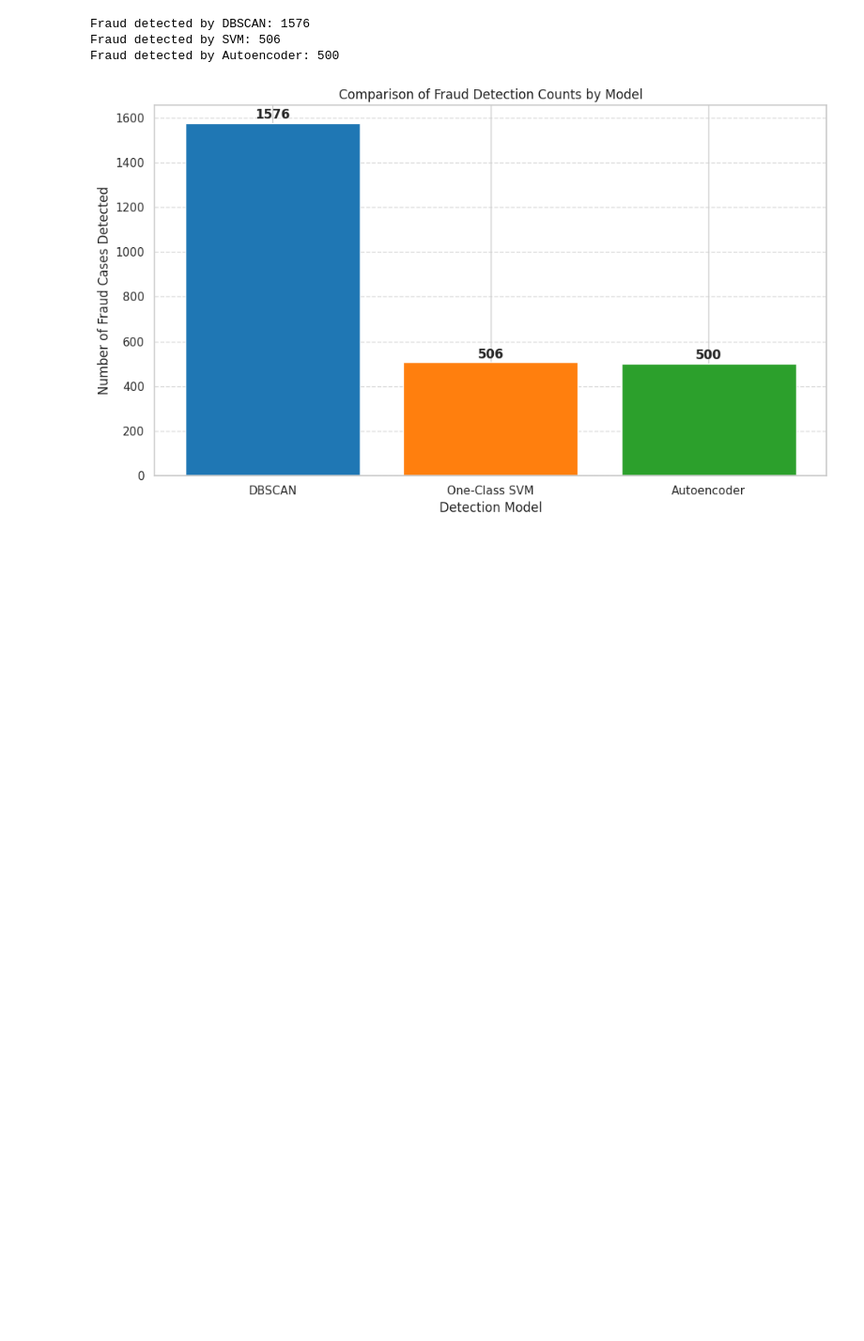
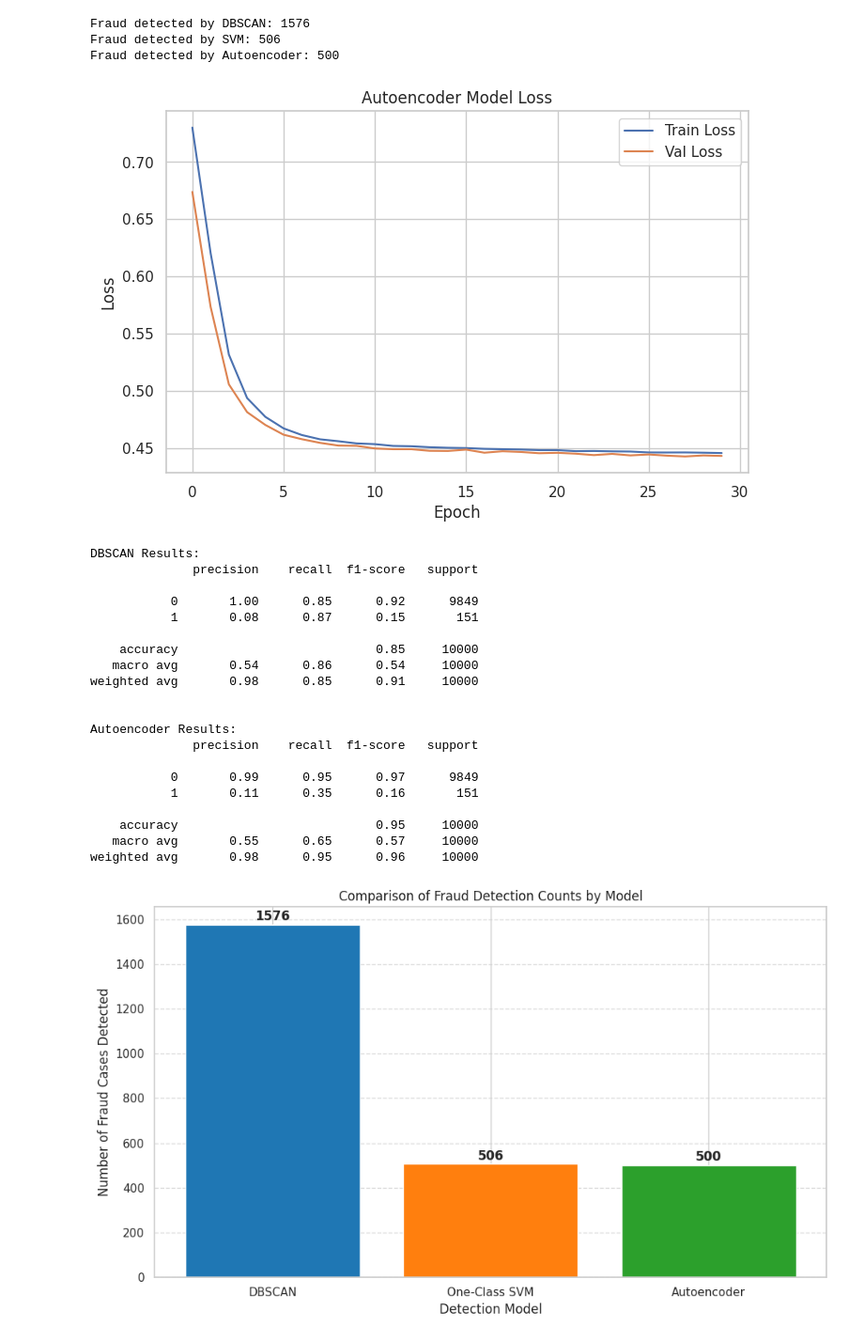
Before and after one commit to YamenObeidat/Activity-3--DBSCAN-PCA, a Jupyter notebook: final_project_2.ipynb, the cells around one changed output. Shown at 94% size. Cells and saved outputs as stored; diff of their text form; code cells hidden in the pictures; blank space fills up the shorter version.

```diff
--- a/final_project_2.ipynb
+++ b/final_project_2.ipynb
@@ -412,6 +412,49 @@ print("Fraud detected by Autoencoder:", df_cleaned['ae_anomaly'].sum())
 Fraud detected by DBSCAN: 1576
 Fraud detected by SVM: 506
 Fraud detected by Autoencoder: 500
+# %%
+# --- EVALUATION AND VISUALIZATION ---
+
+plt.figure(figsize=(8, 5))
+plt.plot(history.history['loss'], label='Train Loss')
+plt.plot(history.history['val_loss'], label='Val Loss')
+plt.title('Autoencoder Model Loss')
+plt.ylabel('Loss')
+plt.xlabel('Epoch')
+plt.legend()
+plt.show()
+
+from sklearn.metrics import classification_report
+
+print("DBSCAN Results:")
+# Treat noise (-1) as detected fraud
+dbscan_labels = [1 if x == -1 else 0 for x in db_clusters]
+print(classification_report(df_cleaned['is_fraud'], dbscan_labels))
+
+print("\nAutoencoder Results:")
+print(classification_report(df_cleaned['is_fraud'], df_cleaned['ae_anomaly']))
+# %% [output]
+[figure, added]
+DBSCAN Results:
+              precision    recall  f1-score   support
+
+           0       1.00      0.85      0.92      9849
+           1       0.08      0.87      0.15       151
+
+    accuracy                           0.85     10000
+   macro avg       0.54      0.86      0.54     10000
+weighted avg       0.98      0.85      0.91     10000
+
+
+Autoencoder Results:
+              precision    recall  f1-score   support
+
+           0       0.99      0.95      0.97      9849
+           1       0.11      0.35      0.16       151
+
+    accuracy                           0.95     10000
+   macro avg       0.55      0.65      0.57     10000
+weighted avg       0.98      0.95      0.96     10000
 # %%
 import matplotlib.pyplot as plt
 
```
